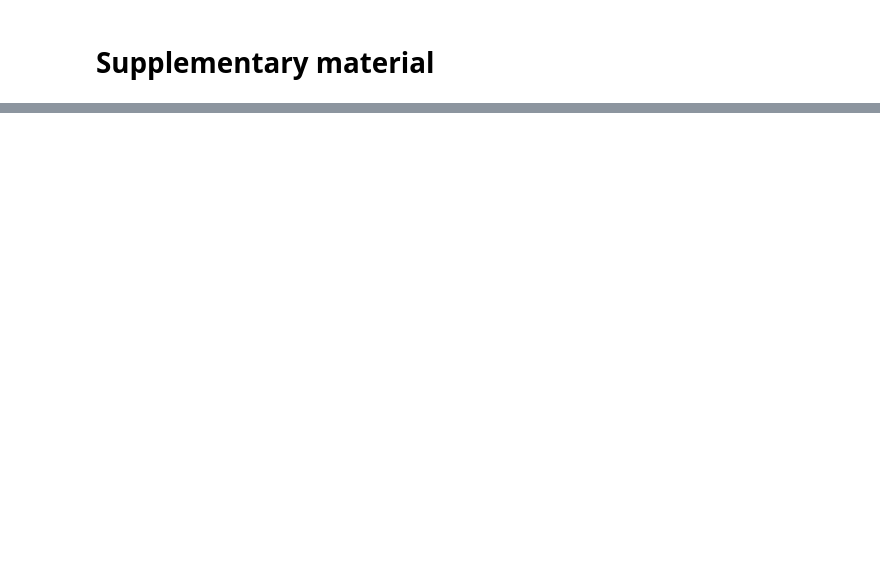
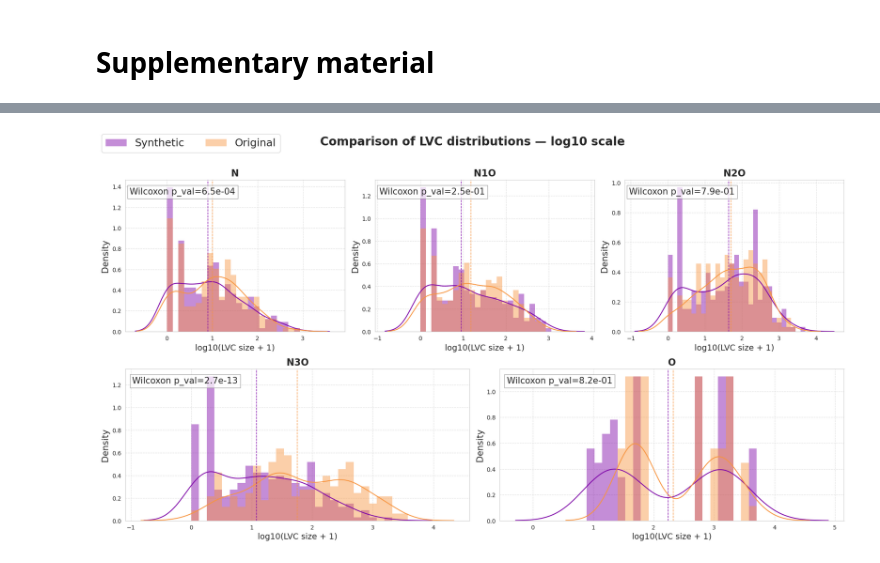
Before and after one commit to francescozambelli/OncoVirus, a Jupyter notebook: 2_statistical_analysis.ipynb, the cells around one changed output, grey strips where cells are left out. Saved outputs shown, nothing was run; the diff lists cells and outputs as text; code cells hidden in the pictures; blank space fills up the shorter version.

```diff
--- a/2_statistical_analysis.ipynb
+++ b/2_statistical_analysis.ipynb
@@ -301,0 +283,96 @@ plt.plot((np.array(num_e_dt_synt) - np.array(num_e_dt_or))/t1_len, lw=0, marker=
+# %%
+working_dir = "data_old/"
+
+# storage dictionaries, one for each data type
+lvcs_synt, crit_points_synt, mods_synt, mody_synt = {} , {}, {}, {}
+max_len = 258
+file_names = np.sort(os.listdir(working_dir+"LVC/0/"))
+names = np.array([f[:-4] for f in file_names])
+for file in file_names:
+    lvcs_synt[file[:-4]] = np.loadtxt(working_dir+"LVC/0/"+file, dtype=int)[:max_len]
+    crit_points_synt[file[:-4]] = np.loadtxt(working_dir+"percolation/0/"+file, dtype=float)[:max_len]
+    mods_synt[file[:-4]] = np.loadtxt(working_dir+"modules/0/"+file, dtype=int)[:max_len]
+    mody_synt[file[:-4]] = np.loadtxt(working_dir+"modularity/0/"+file, dtype=float)[:max_len]
+
+# get sizes of the combination sets
+sizes = {f:len(lvcs_synt[f]) for f in lvcs_synt}
+# %%
+sns.set_style("whitegrid")
+
+from matplotlib.gridspec import GridSpec
+
+# Figure and layout
+fig = plt.figure(figsize=(18, 10))
+gs = GridSpec(2, 6, figure=fig)  # 2 rows, 6 columns
+
+# Subplots layout (3 on first row, 2 large on second)
+ax1 = fig.add_subplot(gs[0, 0:2])
+ax2 = fig.add_subplot(gs[0, 2:4])
+ax3 = fig.add_subplot(gs[0, 4:6])
+ax4 = fig.add_subplot(gs[1, 0:3])
+ax5 = fig.add_subplot(gs[1, 3:6])
+axes = [ax1, ax2, ax3, ax4, ax5]
+
+# Use only as many file_names as axes
+fnames = list(file_names[:len(axes)])
+keys = [f[:-4] for f in fnames]
+
+# Prepare global bins on log10 scale to make comparisons easier
+all_vals = []
+for k in keys:
+    all_vals.append(np.log10(np.array(lvcs_synt[k], dtype=float) + 1))
+    all_vals.append(np.log10(np.array(lvcs[k], dtype=float) + 1))
+all_vals = np.concatenate(all_vals)
+bins = np.linspace(all_vals.min(), all_vals.max(), 30)
+
+# Colors
+syn_col = sns.color_palette("plasma", 3)[0]
+orig_col = sns.color_palette("plasma", 3)[2]
+
+for k, axi in zip(keys, axes):
+    synt = np.array(lvcs_synt[k], dtype=float)
+    orig = np.array(lvcs[k], dtype=float)
+
+    synt_log = np.log10(synt + 1)
+    orig_log = np.log10(orig + 1)
+
+    # Histogram (filled, semi-transparent) and KDE
+    axi.hist(synt_log, bins=bins, density=True, alpha=0.45, color=syn_col,
+             label=f'Synthetic', edgecolor='none')
+    axi.hist(orig_log, bins=bins, density=True, alpha=0.45, color=orig_col,
+             label=f'Original', edgecolor='none')
+    sns.kdeplot(synt_log, ax=axi, color=syn_col, lw=1.5)
+    sns.kdeplot(orig_log, ax=axi, color=orig_col, lw=1.5)
+
+    # Median lines (on log scale)
+    m_syn = np.median(synt_log)
+    m_orig = np.median(orig_log)
+    axi.axvline(m_syn, color=syn_col, ls='--', lw=1)
+    axi.axvline(m_orig, color=orig_col, ls='--', lw=1)
+
+    # KS test
+    ksres = wilcoxon(synt, orig)
+    pval = ksres.pvalue
+    stat = ksres.statistic
+    axi.text(0.02, 0.95,
+             f'Wilcoxon p_val={pval:.1e}',
+             transform=axi.transAxes,
+             verticalalignment='top', fontsize=15,
+             bbox=dict(facecolor='white', alpha=0.7, edgecolor='gray'))
+
+    # Titles and labels
+    axi.set_title(k.upper(), fontsize=16, fontweight='bold')
+    axi.set_xlabel('log10(LVC size + 1)', fontsize=14)
+    axi.set_ylabel('Density', fontsize=15)
+    axi.grid(ls='--', alpha=0.6)
+
+
+# Single shared legend
+handles, labels = ax1.get_legend_handles_labels()
+fig.legend(handles, labels, loc='upper left', ncol=2, fontsize=18, frameon=True)
+
+fig.suptitle('Comparison of LVC distributions — log10 scale', fontsize=20, fontweight='bold')
+plt.tight_layout(rect=[0, 0, 1, 0.96])
+plt.show()
+# %% [output]
+[figure, added]
```
Also changed, not shown: parts of 28 cells of this notebook, 4 other files.
